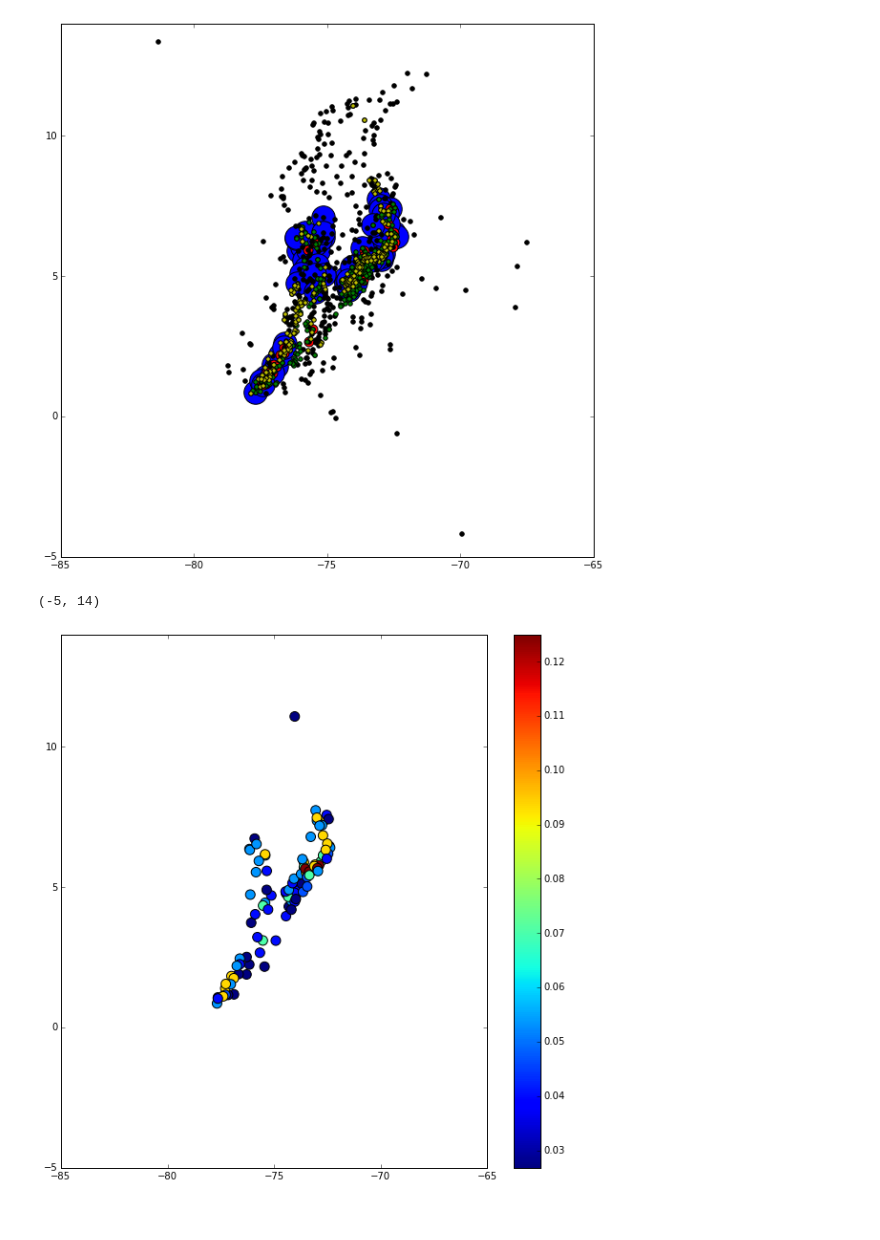
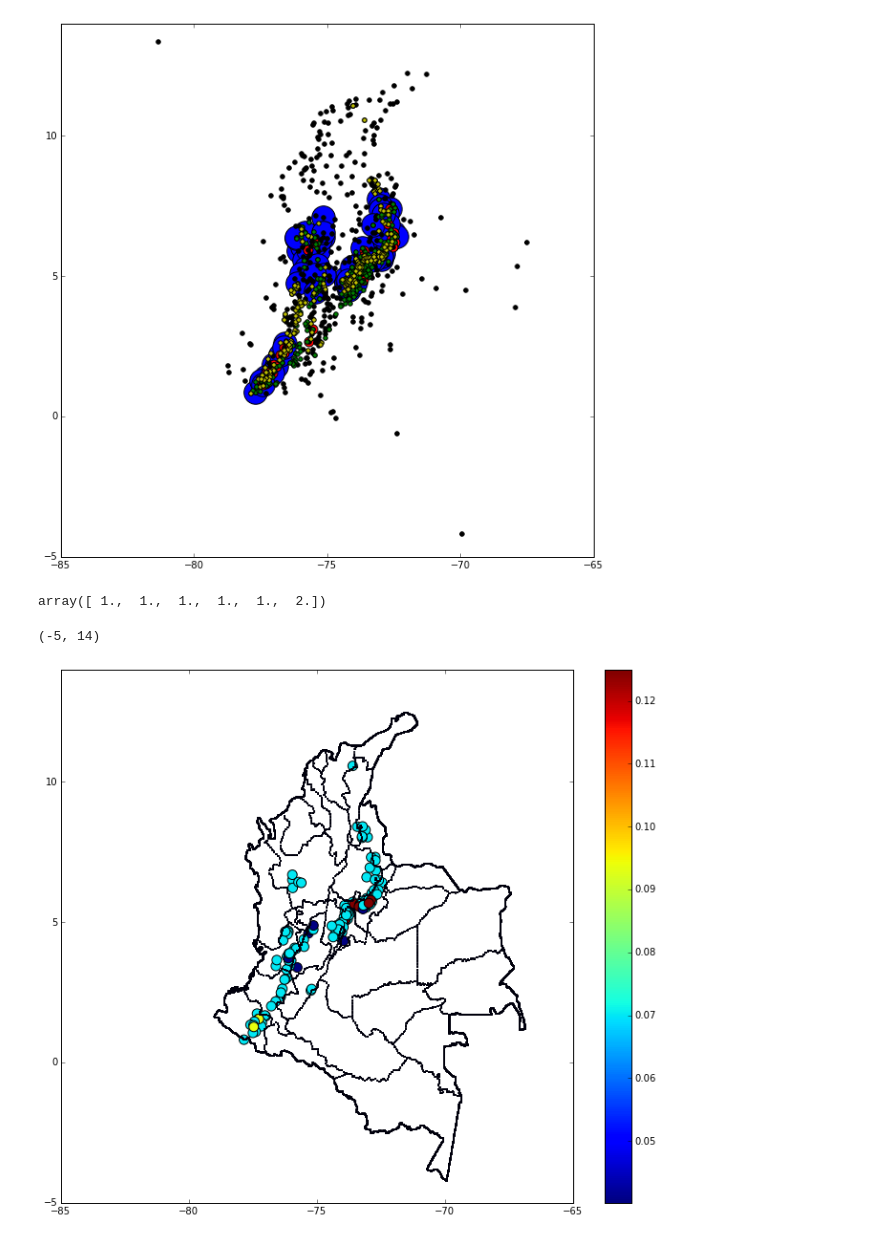
Before and after one commit to saint-germain/ideam, a Jupyter notebook: PCA-IDEAM-WC.ipynb, the cells around one changed output. Cells and saved outputs as stored; diff of their text form; code cells hidden in the pictures.

```diff
--- a/PCA-IDEAM-WC.ipynb
+++ b/PCA-IDEAM-WC.ipynb
@@ -651,7 +651,7 @@ for i in range(len(listam3c[:,1])):
             tomados3c[i]+=1
 # %%
 # filtramos las que cumplen o pueden cumplir los 3 criterios (es decir, considerando los casos en los que no se midieron algunos de las variables)
-pfilter3c=(listam3c[:,0]==3.)|((listam3c[:,0]==2.)&(tomados3c-listam3c[:,0]==1.))|((listam3c[:,0]==1.)&(tomados3c-listam3c[:,0]==2.))
+pfilter3c=tomados3c-listam3c[:,0]==0
 listacorta3c=listam3c[pfilter3c]
 # %%
 # encontramos las estaciones en listacorta3c en las que se tomaron datos de brillo solar
@@ -671,6 +671,10 @@ for i in range(len(listacorta3c[:,1])):
 # %%
 # 0=no cumple el criterio de brillo solar, 1=si lo cumple, 2=no fue medido
 Brillo=2*(1-tomados3cB)+cbrillo3cB
+# %%
+Brillo[listacorta3c[:,0]==3]
+# %% [output]
+array([ 1.,  1.,  1.,  1.,  1.,  2.])
 # %%
 # tabla de probabilidad (peso) para 3 variables que pueden o no cumplir criterios
 def genprob3(cumple):
@@ -695,16 +699,19 @@ def parseprob3(cumple,brillo):
 probarr12=np.zeros(len(Brillo))
 for i in range(len(Brillo)):
     probarr12[i]=parseprob3(listacorta3c[i,0],Brillo[i])
+# %%
+colvec=np.loadtxt('colvecdep.txt')
 # %%
 # peso estadístico para cada estación en listacorta3c
-plt.figure(figsize=(10,10))
+plt.figure(figsize=(12,10))
 plt.scatter(-listacorta3c[:,2],-listacorta3c[:,3],c=probarr12,s=100)
 plt.colorbar()
+plt.scatter(colvec[:,0],colvec[:,1],s=1)
 plt.xlim(-85,-65)
 plt.ylim(-5,14)
 # %% [output]
 (-5, 14)
-[figure, old version]
+[figure, new version]
 # %%
 # distribución de pesos est. vs. altura
 plt.scatter(probarr12,listacorta3c[:,4])
```
Also changed, not shown: parts of 32 cells of this notebook, 12 other files.
